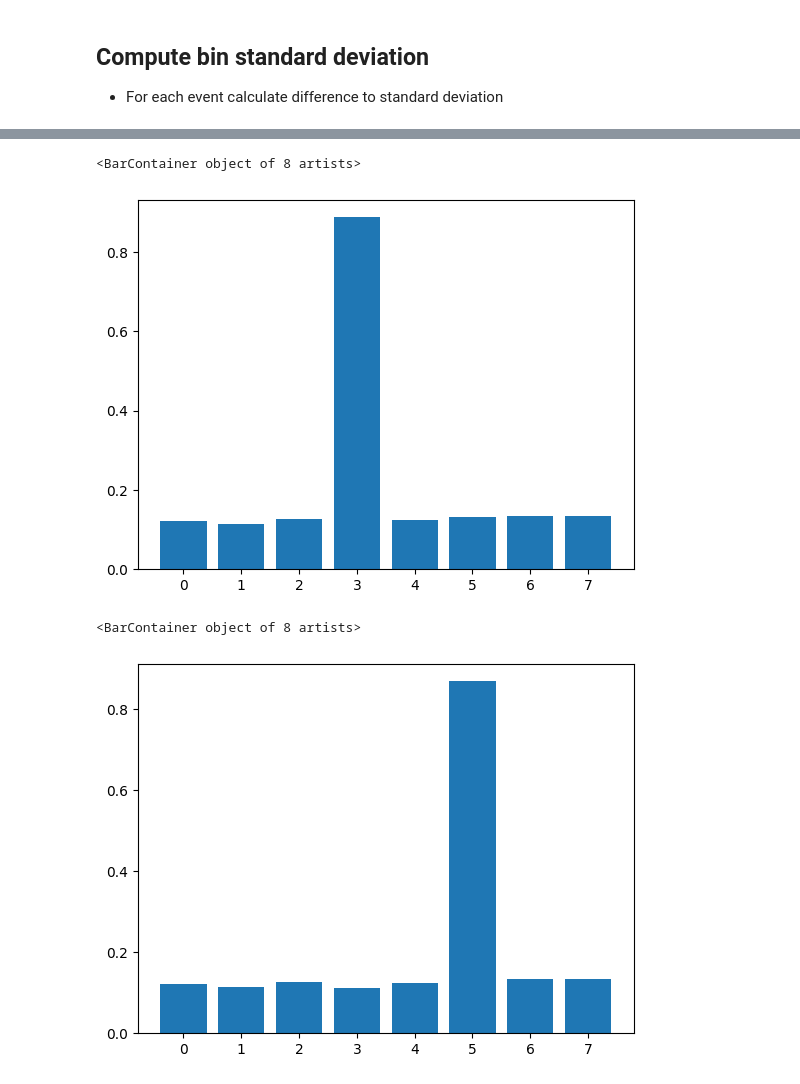
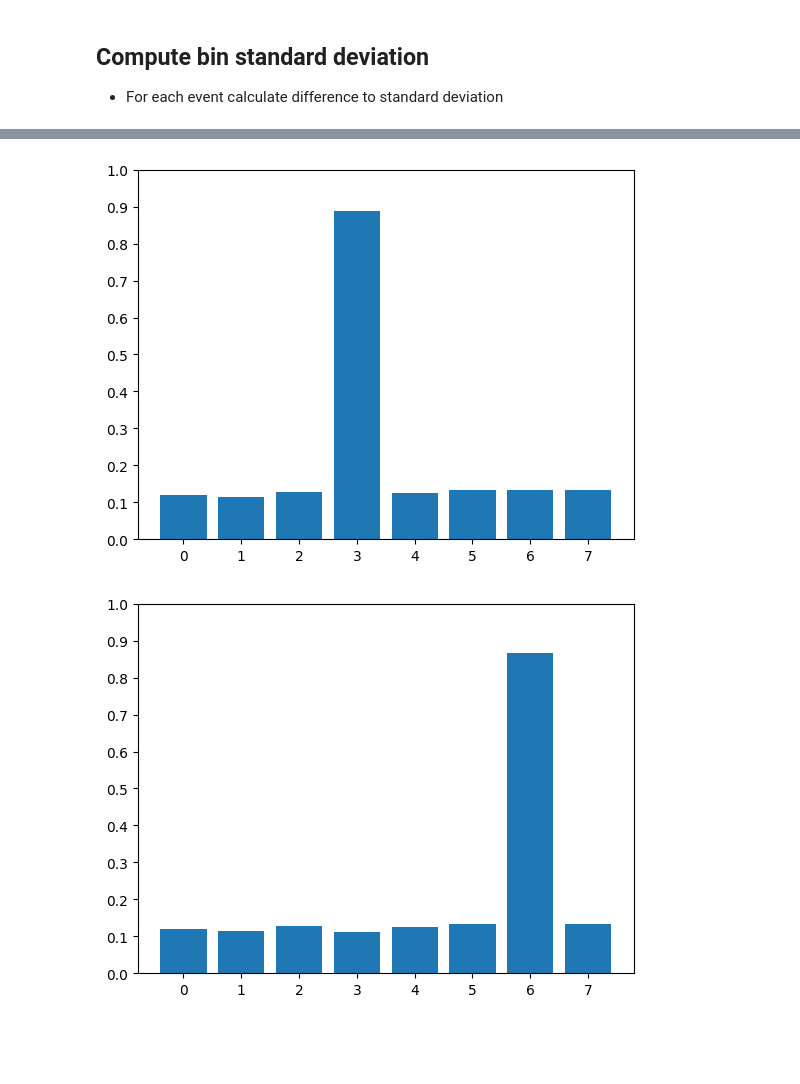
Before and after one commit to YannickLeon/EEGAnalysis, a Jupyter notebook: filtering2.ipynb, the cells around one changed output, grey strips where cells are left out. Saved outputs shown, nothing was run; the diff lists cells and outputs as text; code cells hidden in the pictures; blank space fills up the shorter version.

```diff
--- a/filtering2.ipynb
+++ b/filtering2.ipynb
@@ -73,7 +74,2 @@ Designing a one-pass, zero-phase, non-causal bandpass filter:
 [figure]
 [figure]
-# %%
-raw = raw_unmodified.copy()
-raw.filter(0.01, 0.1, picks="all")
-raw.apply_hilbert(picks="all")
-test = np.angle(raw.get_data(picks="all"))
@@ -107,5 +89,3 @@ def create_bins(data, num_bins=8):
         bin_index = int((element + np.pi) // bin_size)
         bins[bin_index].append(element)
     return bins
-# %%
-bins = create_bins(test[12])
@@ -139,7 +112,7 @@ def get_bin_deviation(data, timestamp, timespan = 0.1*500):
 
     return deviation
 
-def get_total_deviation(data, timestamp, timespan = 0.1, sampling_rate = 500):
+def get_total_deviation(data, timestamp, timespan = 1, sampling_rate = 500):
     total_deviation = [0 for i in range(8)]
     for i in range(len(data)):
         deviation = get_bin_deviation(data[i], timestamp*sampling_rate, timespan*sampling_rate)
@@ -173,13 +149,15 @@ plt.bar([i for i in range(8)], total_deviation)
 # %%
 # collect star
-total_deviation = get_total_deviation(data, 161.5900000000)
+total_deviation = get_total_deviation(data, 162.5, sampling_rate=500)
 plt.bar([i for i in range(8)], total_deviation)
+plt.yticks([i/10 for i in range(11)])
+plt.show()
 # %% [output]
-<BarContainer object of 8 artists>
-[figure, old version]
+[figure, new version]
 # %%
-total_deviation = get_total_deviation(data, 176.7060000000)
+total_deviation = get_total_deviation(data, 176.7060000000, sampling_rate=1)
 plt.bar([i for i in range(8)], total_deviation)
+plt.yticks([i/10 for i in range(11)])
+plt.show()
 # %% [output]
-<BarContainer object of 8 artists>
-[figure, old version]
+[figure, new version]
```
Also changed, not shown: parts of 9 cells of this notebook.
